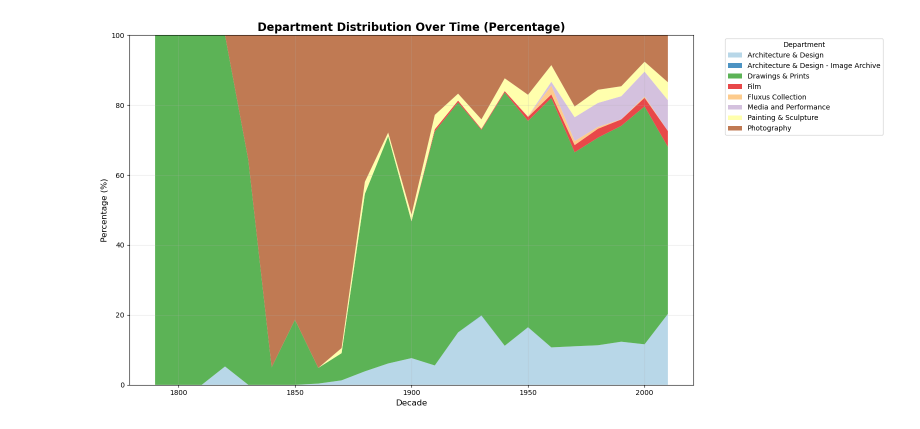
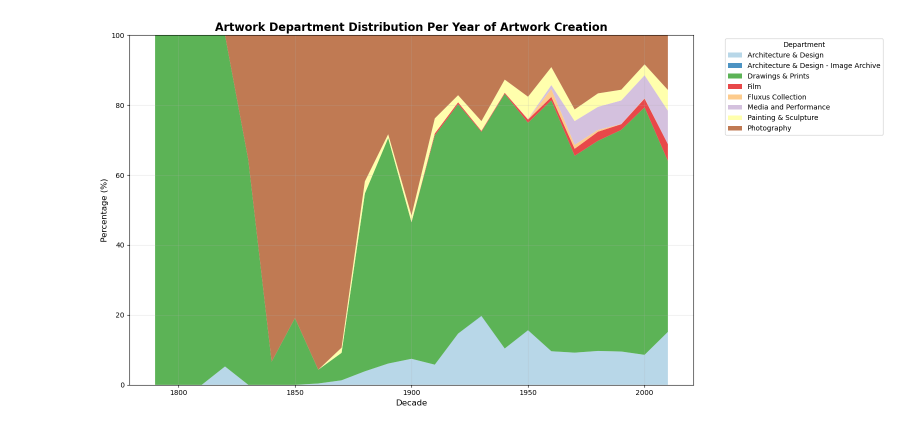
Before and after one commit to com-480-data-visualization/Extra-Crispy, a Jupyter notebook: milestones/milestone1/M1 artwork analysis.ipynb, the cells around one changed output. Drawn from its saved outputs; the diff is of its cells as text; code cells hidden in the pictures.

```diff
--- a/milestones/milestone1/M1 artwork analysis.ipynb
+++ b/milestones/milestone1/M1 artwork analysis.ipynb
@@ -33,0 +52,8 @@ df['Gender'] = df['Gender'].replace({'female': 'Female', 'male': 'Male'})
+# %%
+df['Gender'] = df['Gender'].replace({'female': 'Female', 'male': 'Male'})
+
+# Create decade
+df['Decade'] = (df['Date'] // 10) * 10
+
+# Remove duplicates by ObjectID to count each artwork only once
+unique_artworks = df.drop_duplicates(subset='ObjectID')
@@ -311,43 +384,56 @@ Decade
 # %%
-# Get ALL departments
-all_depts = df['Department'].value_counts().index.tolist()
+# Use unique artworks to avoid counting the same artwork multiple times
+df_dept = unique_artworks.copy()
+
+# Get all departments
+all_depts = df_dept['Department'].value_counts().index.tolist()
 print(f"\nTotal unique departments: {len(all_depts)}")
 print("Department value counts:")
-print(df['Department'].value_counts())
+print(df_dept['Department'].value_counts())
 
-# Use top 8 for visualization
-top_depts = df['Department'].value_counts().head(8).index.tolist()
-df_dept = df[df['Department'].isin(top_depts)]
+# Select top 8 most frequent departments
+top_depts = df_dept['Department'].value_counts().head(8).index.tolist()
+df_dept = df_dept[df_dept['Department'].isin(top_depts)]
 
-# Calculate percentages by decade
-dept_by_decade = pd.crosstab(df_dept['Decade'], df_dept['Department'], normalize='index') * 100
+# Calculate percentage distribution by decade
+dept_by_decade = pd.crosstab(
+    df_dept['Decade'],
+    df_dept['Department'],
+    normalize='index'
+) * 100
 
 # Filter decades with sufficient data
 dept_by_decade = dept_by_decade[dept_by_decade.index.isin(valid_decades)]
 
-print("\nDepartment data shape:", dept_by_decade.shape)
+# Create stacked area chart
+plt.figure(figsize=(16, 8))
+colors = plt.cm.Paired(np.linspace(0, 1, len(dept_by_decade.columns)))
 
-if not dept_by_decade.empty:
-    plt.figure(figsize=(16, 8))
-    colors = plt.cm.Paired(np.linspace(0, 1, len(dept_by_decade.columns)))
+plt.stackplot(
+    dept_by_decade.index,
+    dept_by_decade.values.T,
+    labels=dept_by_decade.columns.tolist(),
+    colors=colors,
+    alpha=0.8
+)
 
-    plt.stackplot(dept_by_decade.index,
-                  dept_by_decade.values.T,
-                  labels=dept_by_decade.columns.tolist(),
-                  colors=colors,
-                  alpha=0.8)
+plt.title('Artwork Department Distribution Per Year of Artwork Creation', fontsize=16, fontweight='bold')
+plt.xlabel('Decade', fontsize=12)
+plt.ylabel('Percentage (%)', fontsize=12)
+plt.ylim(0, 100)
+plt.legend(bbox_to_anchor=(1.05, 1), loc='upper left', title='Department')
+plt.grid(True, alpha=0.3)
+plt.tight_layout()
+plt.savefig(
+    'data analysis image results/Artwork Department Distribution Per Year of Artwork Creation.png',
+    dpi=300,
+    bbox_inches='tight'
+)
+plt.show()
 
-    plt.title('Department Distribution Over Time (Percentage)', fontsize=16, fontweight='bold')
-    plt.xlabel('Decade', fontsize=12)
-    plt.ylabel('Percentage (%)', fontsize=12)
-    plt.ylim(0, 100)
-    plt.legend(bbox_to_anchor=(1.05, 1), loc='upper left', title='Department')
-    plt.grid(True, alpha=0.3)
-    plt.tight_layout()
-    plt.show()
-
-    print("\nDepartment Distribution by Decade (%):")
-    print(dept_by_decade.round(2))
+# Display percentage distribution by decade
+print("\nArtwork Department Distribution by Decade (%):")
+print(dept_by_decade.round(2))
 # %% [output]
 Total unique departments: 8
 Department value counts:
@@ -366 +450 @@ Department data shape: (22, 8)
-[figure, old version]
+[figure, new version]
```
Also changed, not shown: parts of 27 cells of this notebook.
